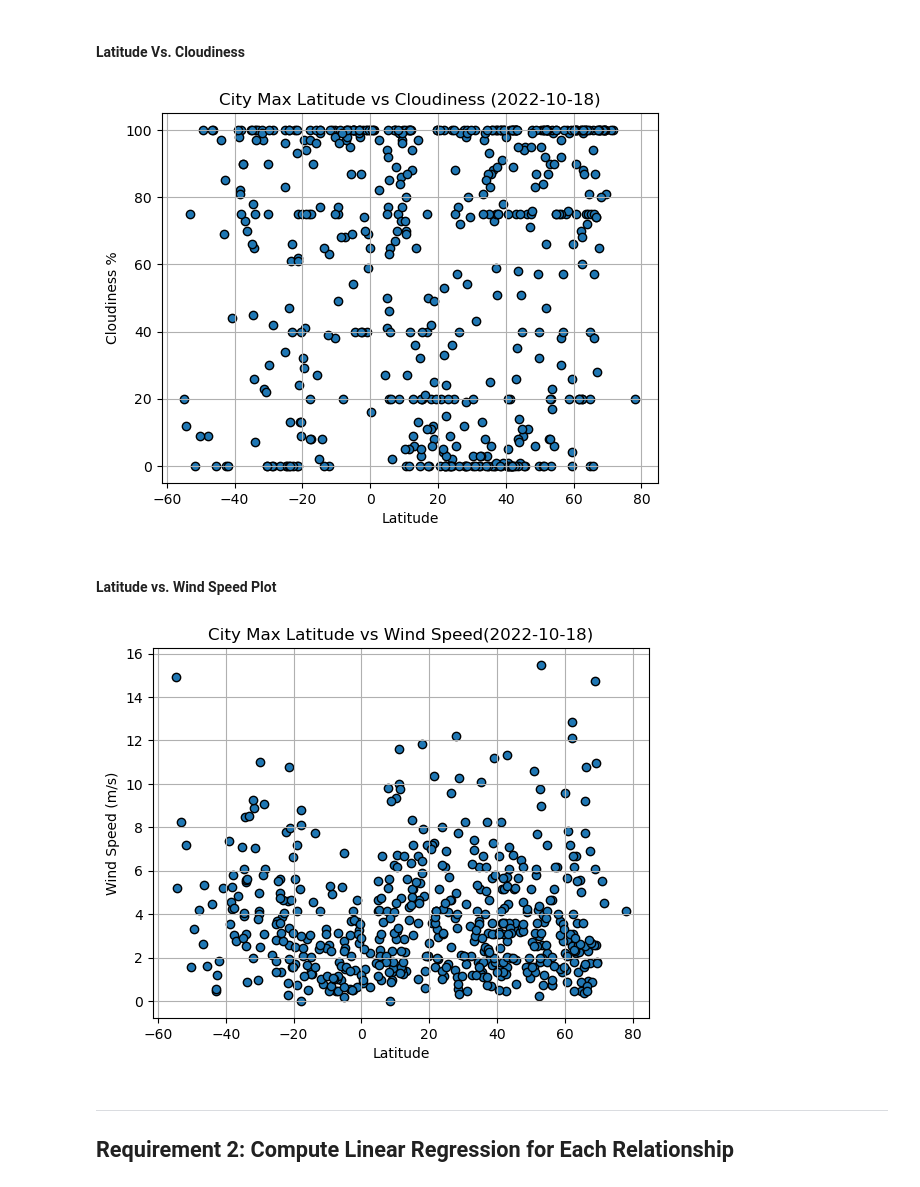
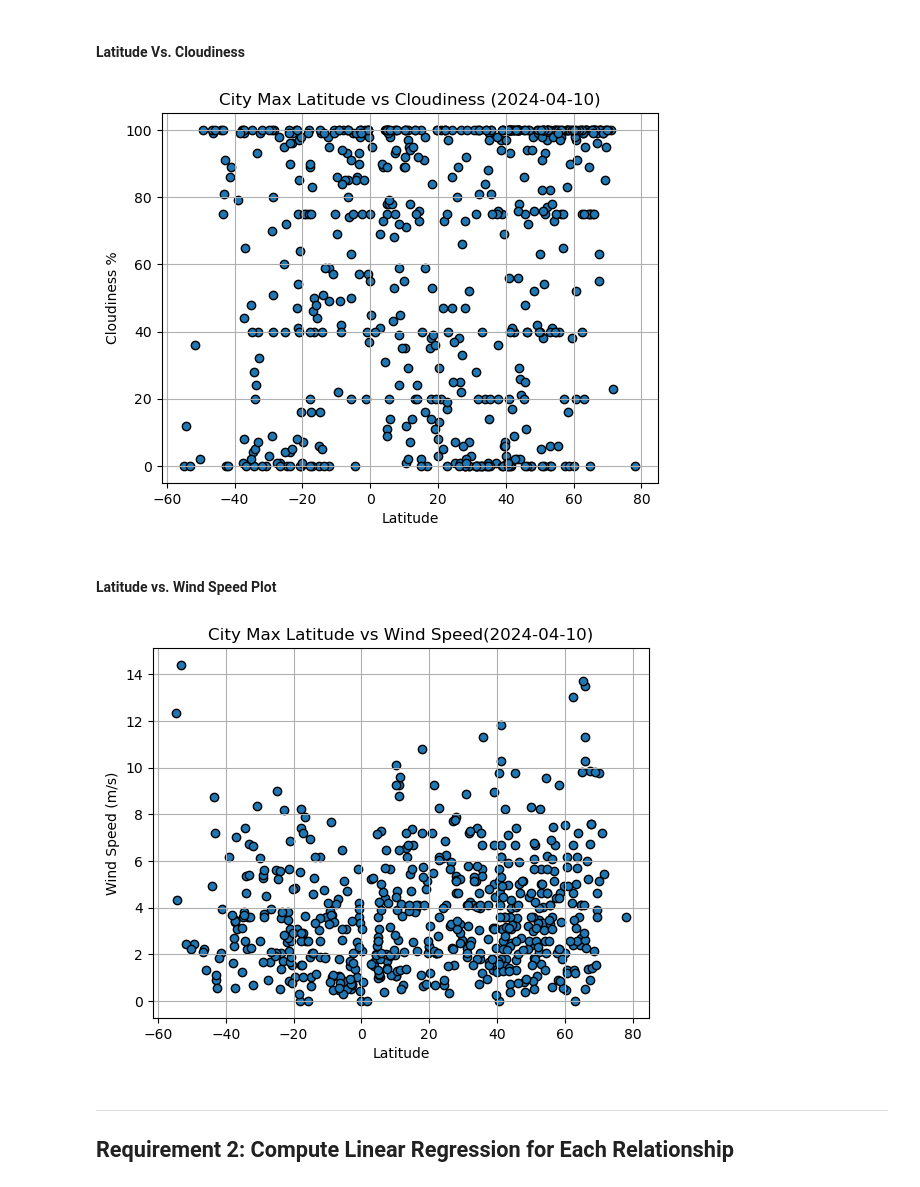
Before and after one commit to ZainabShafi/python-api-challenge, a Jupyter notebook: WeatherPy/WeatherPy.ipynb, the cells around one changed output. Cells and saved outputs as stored; diff of their text form; code cells hidden in the pictures.

```diff
--- a/WeatherPy/WeatherPy.ipynb
+++ b/WeatherPy/WeatherPy.ipynb
@@ -244,7 +240,7 @@ plt.scatter(x_values,y_values,marker="o", edgecolors="black")
 # Incorporate the other graph properties
 plt.xlabel('Latitude')
 plt.ylabel('Cloudiness %')
-plt.title('City Max Latitude vs Cloudiness (2022-10-18)')
+plt.title('City Max Latitude vs Cloudiness (2024-04-10)')
 plt.grid()
 # Save the figure
 plt.savefig("output_data/Fig3.png")
@@ -252,29 +248,29 @@ plt.savefig("output_data/Fig3.png")
 # Show plot
 plt.show()
 # %% [output]
-[figure, old version]
+[figure, new version]
 # %% [markdown]
 #### Latitude vs. Wind Speed Plot
 # %%
 # Build the scatter plots for latitude vs. wind speed
 x_values = city_data_df['Lat']
 y_values = city_data_df['Wind Speed']
 plt.scatter(x_values,y_values,marker="o", edgecolors="black")
 
 
 # Incorporate the other graph properties
 plt.xlabel('Latitude')
 plt.ylabel('Wind Speed (m/s)')
-plt.title('City Max Latitude vs Wind Speed(2022-10-18)')
+plt.title('City Max Latitude vs Wind Speed(2024-04-10)')
 plt.grid()
 
 # Save the figure
 plt.savefig("output_data/Fig4.png")
 
 # Show plot
 plt.show()
 # %% [output]
-[figure, old version]
+[figure, new version]
 # %% [markdown]
 ---
 
```
Also changed, not shown: parts of 26 cells of this notebook, 7 other files.
